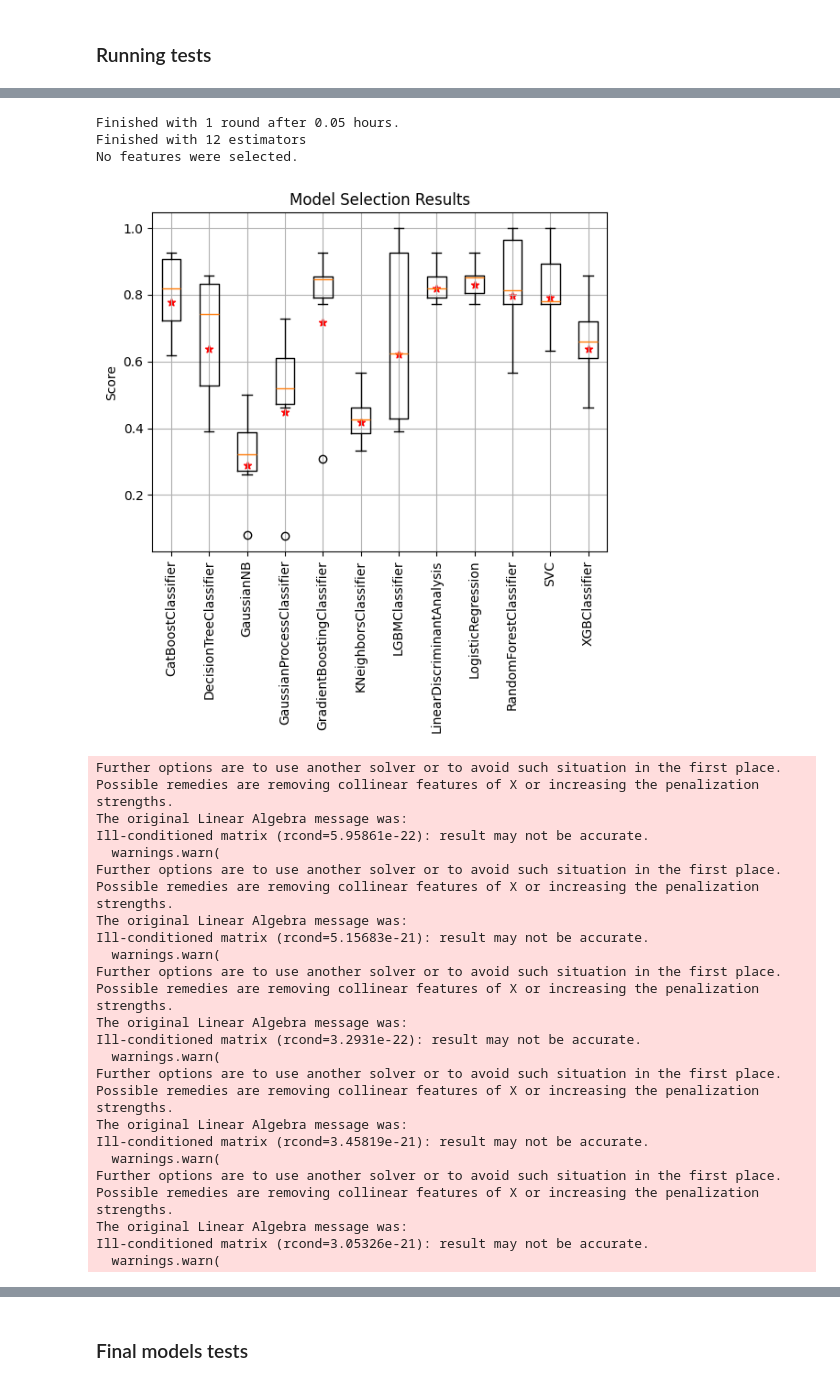
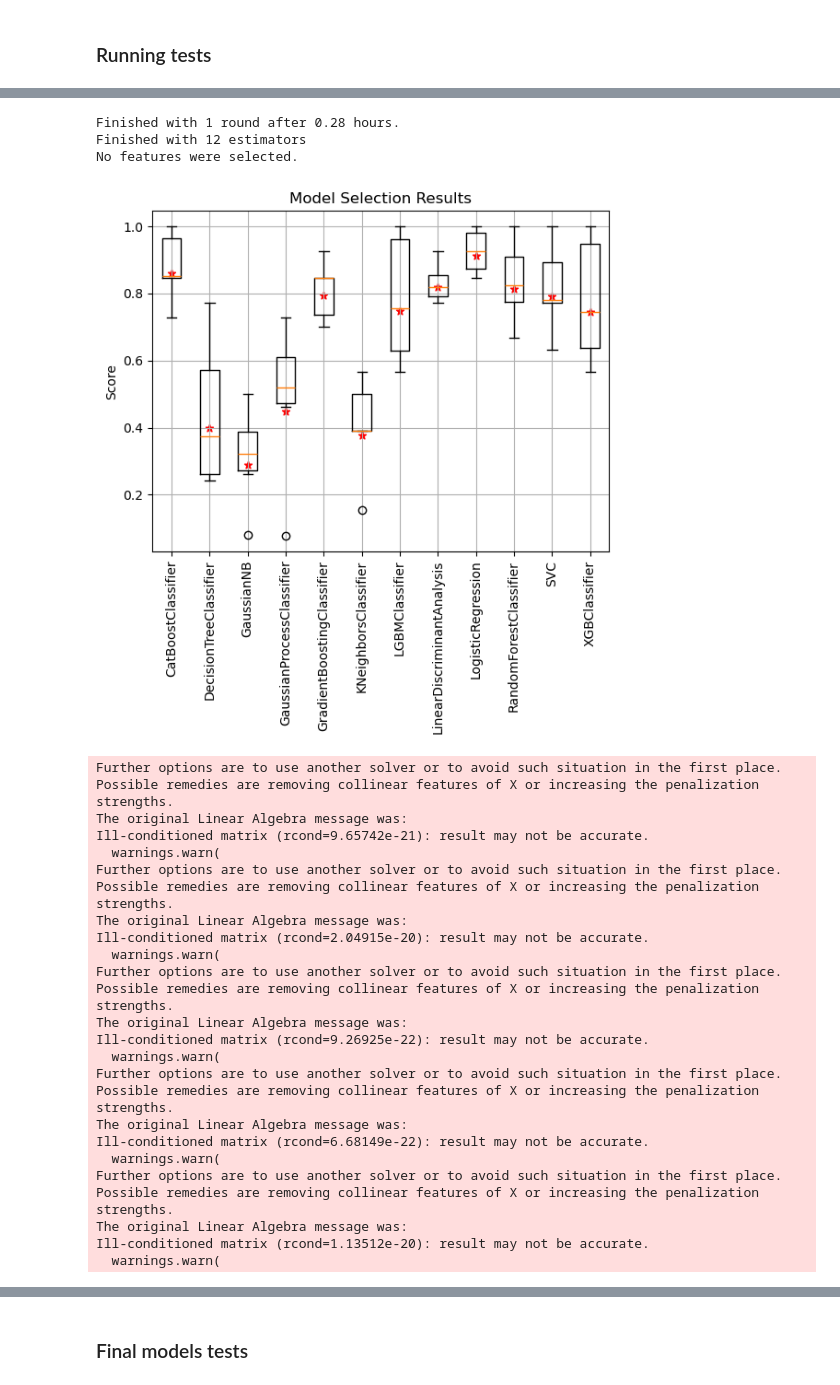
Before and after one commit to costasmexis/AI4META, a Jupyter notebook: main.ipynb, the cells around one changed output, grey strips where cells are left out. Drawn from its saved outputs; the diff is of its cells as text; code cells hidden in the pictures.

Commit message:
trials

```diff
--- a/main.ipynb
+++ b/main.ipynb
@@ -48,5 +71,5 @@ fitted_mod, df = mlpipe.model_selection(optimizer='bayesian_search',n_trials_ncv
 # %%
-fitted_mod, df = mlpipe.model_selection(optimizer='bayesian_search',n_trials_ncv=20,n_trials=50,rounds=2,score='matthews_corrcoef', return_best_model=True,plot='box',return_scores_df=True,choose_model=False,feature_selection_type='mrmr',outer_splits=3,inner_splits=3,hist_fit=True,parallel='dynamic_parallel')#exclude=[LGBMClassifier()])# search_on=[LinearDiscriminantAnalysis(),LogisticRegression()])#exclude=[LGBMClassifier()])
+fitted_mod, df = mlpipe.model_selection(optimizer='bayesian_search',n_trials_ncv=50,n_trials=50,rounds=2,score='matthews_corrcoef', return_best_model=True,plot='box',return_scores_df=True,choose_model=False,feature_selection_type='mrmr',outer_splits=3,inner_splits=3,hist_fit=True,parallel='freely_parallel')#exclude=[LGBMClassifier()])# search_on=[LinearDiscriminantAnalysis(),LogisticRegression()])#exclude=[LGBMClassifier()])
 # %% [output]
 <IPython.core.display.HTML object>
 <IPython.core.display.HTML object>
@@ -62,25 +85,25 @@ Outer fold of 1 round:100% |█████████████| Elapsed Tim
-Finished with 1 round after 0.05 hours.
+Finished with 1 round after 0.28 hours.
 Finished with 12 estimators
 No features were selected.
-[figure, old version]
+[figure, new version]
 Further options are to use another solver or to avoid such situation in the first place. Possible remedies are removing collinear features of X or increasing the penalization strengths.
 The original Linear Algebra message was:
-Ill-conditioned matrix (rcond=5.95861e-22): result may not be accurate.
+Ill-conditioned matrix (rcond=9.65742e-21): result may not be accurate.
   warnings.warn(
 Further options are to use another solver or to avoid such situation in the first place. Possible remedies are removing collinear features of X or increasing the penalization strengths.
 The original Linear Algebra message was:
-Ill-conditioned matrix (rcond=5.15683e-21): result may not be accurate.
+Ill-conditioned matrix (rcond=2.04915e-20): result may not be accurate.
   warnings.warn(
 Further options are to use another solver or to avoid such situation in the first place. Possible remedies are removing collinear features of X or increasing the penalization strengths.
 The original Linear Algebra message was:
-Ill-conditioned matrix (rcond=3.2931e-22): result may not be accurate.
+Ill-conditioned matrix (rcond=9.26925e-22): result may not be accurate.
   warnings.warn(
 Further options are to use another solver or to avoid such situation in the first place. Possible remedies are removing collinear features of X or increasing the penalization strengths.
 The original Linear Algebra message was:
-Ill-conditioned matrix (rcond=3.45819e-21): result may not be accurate.
+Ill-conditioned matrix (rcond=6.68149e-22): result may not be accurate.
   warnings.warn(
 Further options are to use another solver or to avoid such situation in the first place. Possible remedies are removing collinear features of X or increasing the penalization strengths.
 The original Linear Algebra message was:
-Ill-conditioned matrix (rcond=3.05326e-21): result may not be accurate.
+Ill-conditioned matrix (rcond=1.13512e-20): result may not be accurate.
   warnings.warn(
 For the LogisticRegression model:
```
Also changed, not shown: parts of 4 cells of this notebook.
